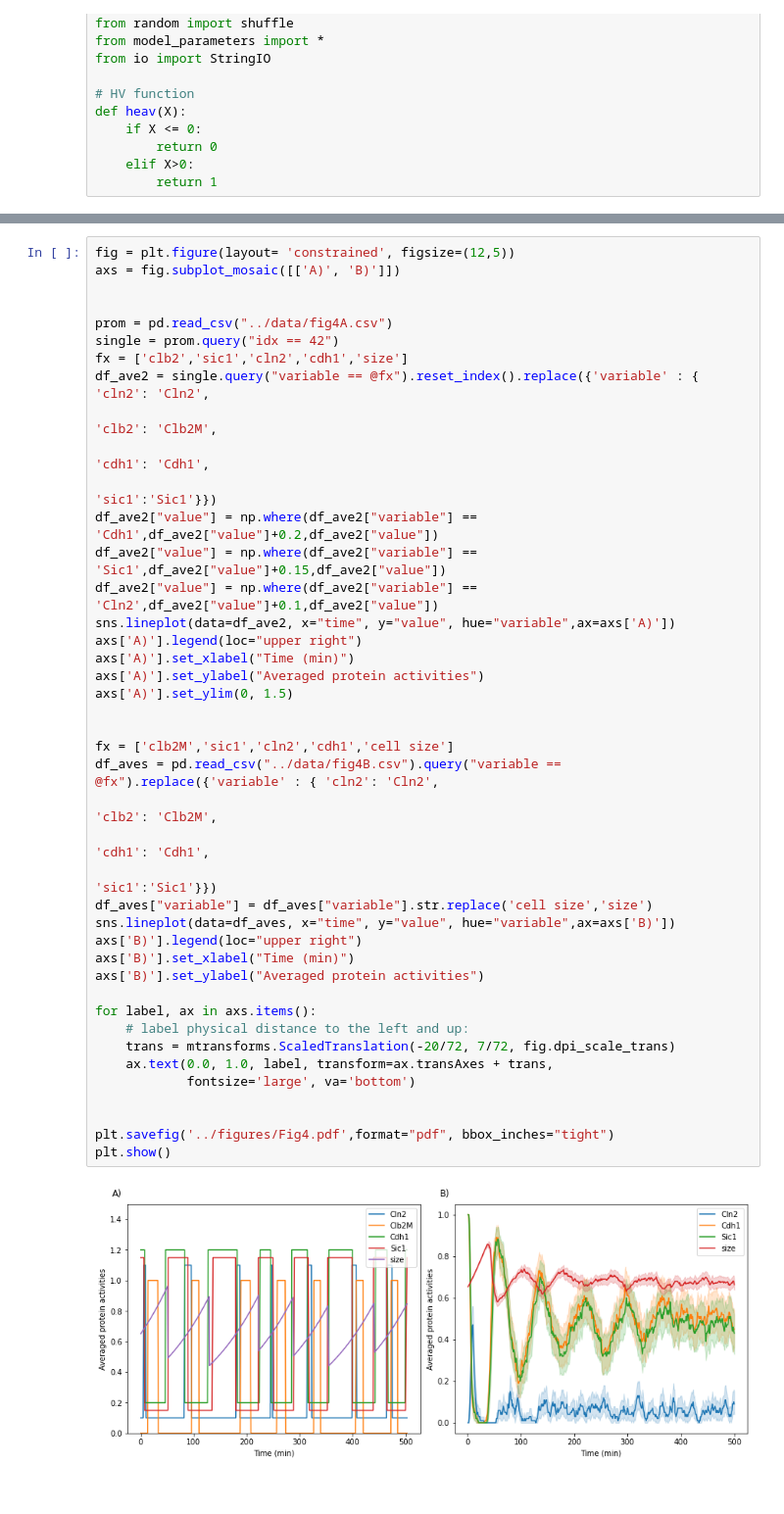
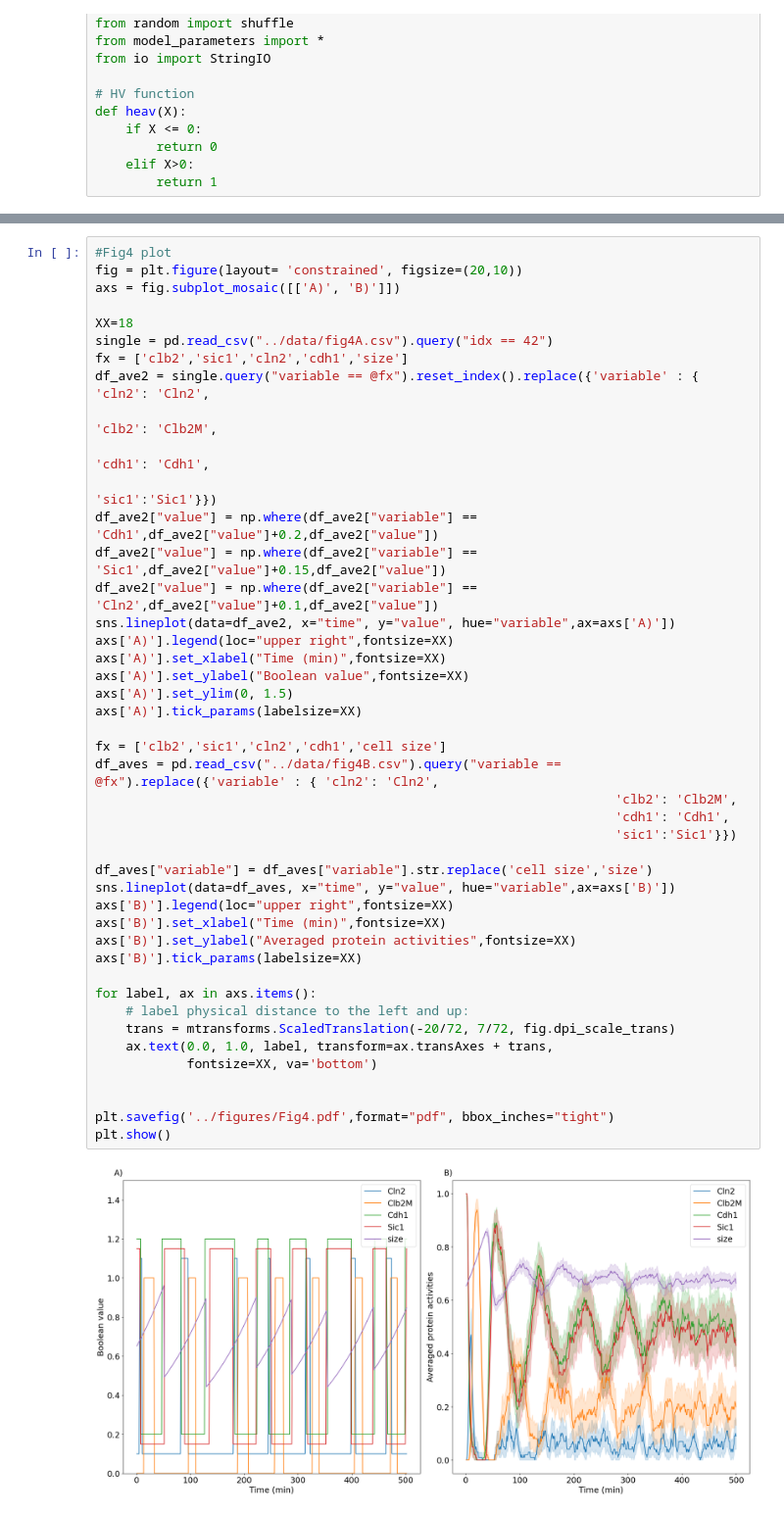
Before and after one commit to Ktaoma/A-continuous-time-Boolean-model-of-the-endocycle-events-in-budding-yeast, a Jupyter notebook: codes/simulate-Fig4.ipynb, the cells around one changed output, grey strips where cells are left out. Shown at 98% size. Saved outputs shown, nothing was run; the diff lists cells and outputs as text.

```diff
--- a/codes/simulate-Fig4.ipynb
+++ b/codes/simulate-Fig4.ipynb
@@ -347,44 +337,46 @@ fx = ['clb2M','sic1','cln2','cdh1','cell size']
 # %%
-fig = plt.figure(layout= 'constrained', figsize=(12,5))
+#Fig4 plot
+fig = plt.figure(layout= 'constrained', figsize=(20,10))
 axs = fig.subplot_mosaic([['A)', 'B)']])
 
-
-prom = pd.read_csv("../data/fig4A.csv")
-single = prom.query("idx == 42")
+XX=18
+single = pd.read_csv("../data/fig4A.csv").query("idx == 42")
 fx = ['clb2','sic1','cln2','cdh1','size']
 df_ave2 = single.query("variable == @fx").reset_index().replace({'variable' : { 'cln2': 'Cln2',
                                                                                 'clb2': 'Clb2M',
                                                                                 'cdh1': 'Cdh1',
                                                                                 'sic1':'Sic1'}})
 df_ave2["value"] = np.where(df_ave2["variable"] == 'Cdh1',df_ave2["value"]+0.2,df_ave2["value"])
 df_ave2["value"] = np.where(df_ave2["variable"] == 'Sic1',df_ave2["value"]+0.15,df_ave2["value"])
 df_ave2["value"] = np.where(df_ave2["variable"] == 'Cln2',df_ave2["value"]+0.1,df_ave2["value"])
 sns.lineplot(data=df_ave2, x="time", y="value", hue="variable",ax=axs['A)'])
-axs['A)'].legend(loc="upper right")
-axs['A)'].set_xlabel("Time (min)")
-axs['A)'].set_ylabel("Averaged protein activities")
+axs['A)'].legend(loc="upper right",fontsize=XX)
+axs['A)'].set_xlabel("Time (min)",fontsize=XX)
+axs['A)'].set_ylabel("Boolean value",fontsize=XX)
 axs['A)'].set_ylim(0, 1.5)
+axs['A)'].tick_params(labelsize=XX)
 
+fx = ['clb2','sic1','cln2','cdh1','cell size']
+df_aves = pd.read_csv("../data/fig4B.csv").query("variable == @fx").replace({'variable' : { 'cln2': 'Cln2',
+                                                                    'clb2': 'Clb2M',
+                                                                    'cdh1': 'Cdh1',
+                                                                    'sic1':'Sic1'}})
 
-fx = ['clb2M','sic1','cln2','cdh1','cell size']
-df_aves = pd.read_csv("../data/fig4B.csv").query("variable == @fx").replace({'variable' : { 'cln2': 'Cln2',
-                                                                                            'clb2': 'Clb2M',
-                                                                                            'cdh1': 'Cdh1',
-                                                                                            'sic1':'Sic1'}})
 df_aves["variable"] = df_aves["variable"].str.replace('cell size','size')
 sns.lineplot(data=df_aves, x="time", y="value", hue="variable",ax=axs['B)'])
-axs['B)'].legend(loc="upper right")
-axs['B)'].set_xlabel("Time (min)")
-axs['B)'].set_ylabel("Averaged protein activities")
+axs['B)'].legend(loc="upper right",fontsize=XX)
+axs['B)'].set_xlabel("Time (min)",fontsize=XX)
+axs['B)'].set_ylabel("Averaged protein activities",fontsize=XX)
+axs['B)'].tick_params(labelsize=XX)
 
 for label, ax in axs.items():
     # label physical distance to the left and up:
     trans = mtransforms.ScaledTranslation(-20/72, 7/72, fig.dpi_scale_trans)
     ax.text(0.0, 1.0, label, transform=ax.transAxes + trans,
-            fontsize='large', va='bottom')
+            fontsize=XX, va='bottom')
 
 
 plt.savefig('../figures/Fig4.pdf',format="pdf", bbox_inches="tight")
 plt.show()
 # %% [output]
-[figure, old version]
+[figure, new version]
```
Also changed, not shown: parts of 7 cells of this notebook, 19 other files.
